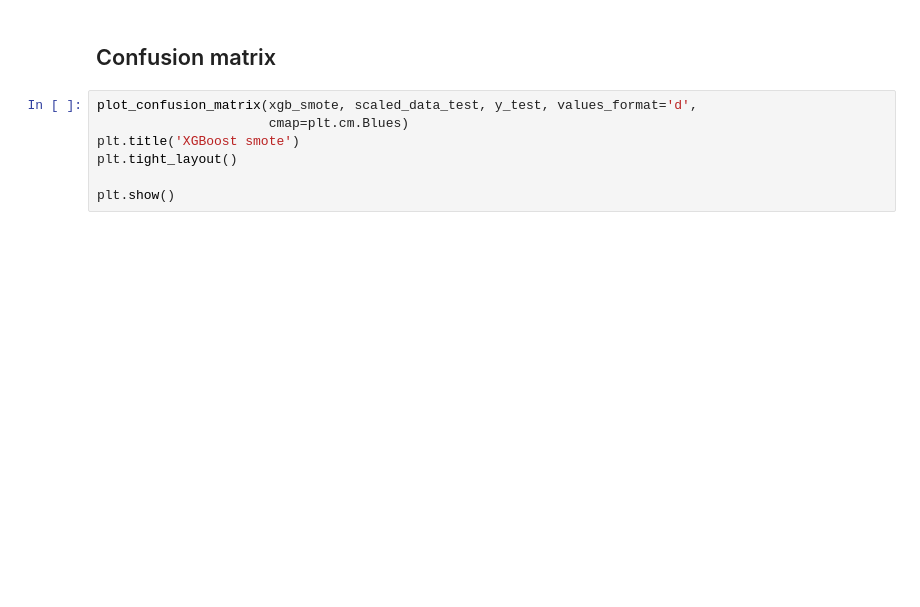
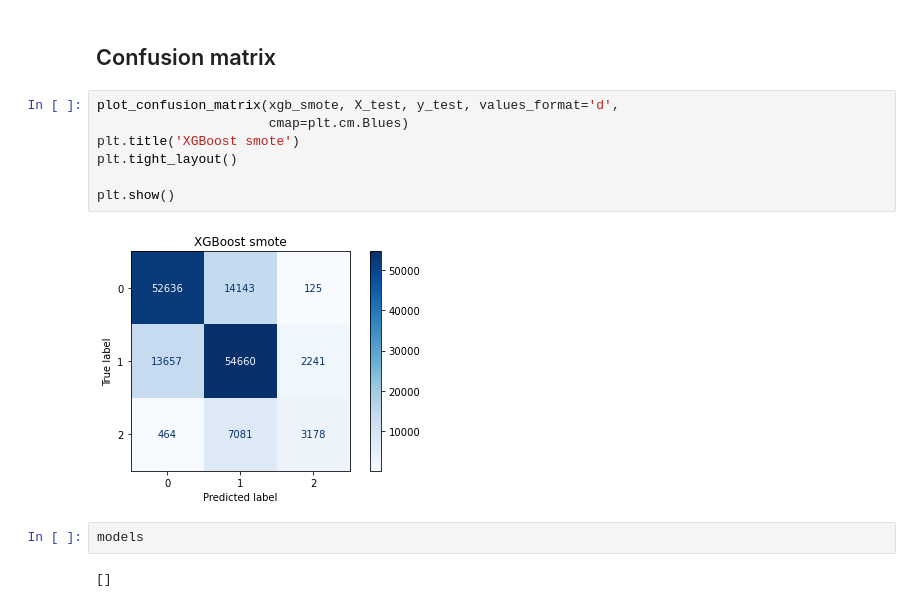
Before and after one commit to Milenaafeworki/Bridges-Condition-Classification, a Jupyter notebook: Bridge data.ipynb, the cells around one changed output. Drawn from its saved outputs; the diff is of its cells as text; blank space fills up the shorter version.

```diff
--- a/Bridge data.ipynb
+++ b/Bridge data.ipynb
@@ -1364,9 +1404,15 @@ print(classification_report(y_test, xgb_smote.predict(scaled_data_test)))
 # %% [markdown]
 ## Confusion matrix
 # %%
-plot_confusion_matrix(xgb_smote, scaled_data_test, y_test, values_format='d',
+plot_confusion_matrix(xgb_smote, X_test, y_test, values_format='d',
                       cmap=plt.cm.Blues)
 plt.title('XGBoost smote')
 plt.tight_layout()
 
 plt.show()
+# %% [output]
+[figure, added]
+# %%
+models
+# %% [output]
+[]
```
Also changed, not shown: parts of 9 cells of this notebook, 2 other files.
